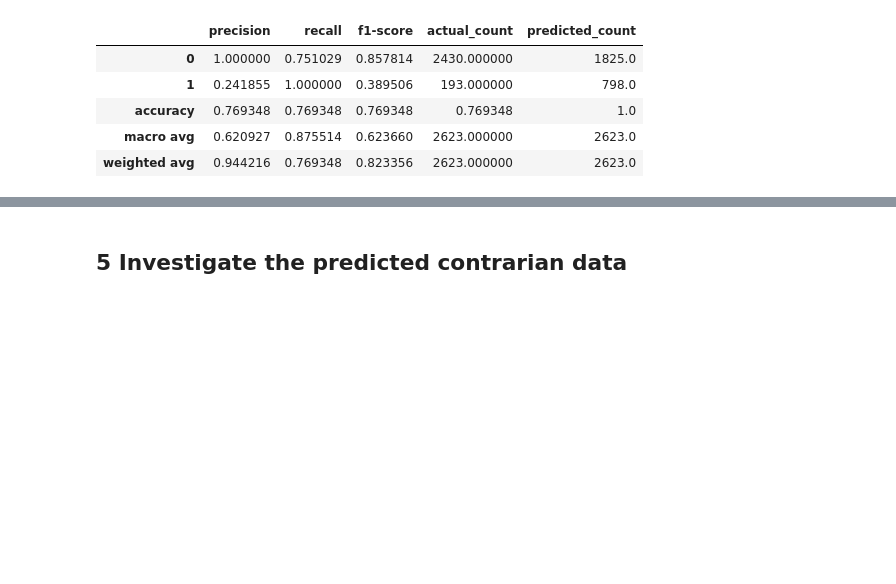
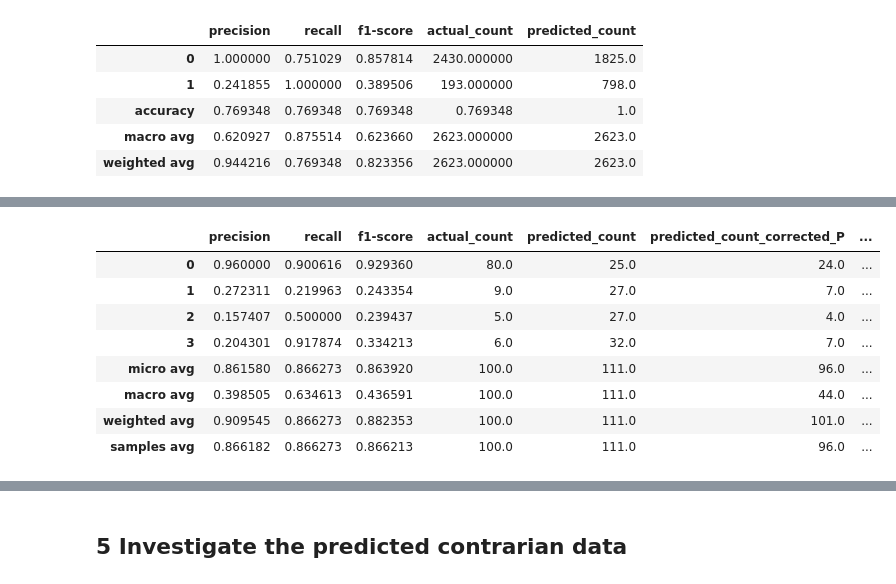
Before and after one commit to MirjamOdile/contrarian-discourses-against-cap-and-trade, a Jupyter notebook: Code/07 Inference exploration.ipynb, the cells around one changed output, grey strips where cells are left out. Saved outputs shown, nothing was run; the diff lists cells and outputs as text; code cells hidden in the pictures; blank space fills up the shorter version.

```diff
--- a/Code/07 Inference exploration.ipynb
+++ b/Code/07 Inference exploration.ipynb
@@ -645,0 +972,5 @@ cii_report_exploded_binary
+# %%
+# Explode the sample based on the weights (i.e. duplicate the respective rows to approximate the distribution in the original data)
+dems_sample_exploded = dems_sample.loc[dems_sample.index.repeat(dems_sample.weight)].reset_index(drop=True)
+dems_sample_exploded = dems_sample_exploded.merge(dems_labelled[["id", "labels"]], on="id", how="left")
+dems_sample_exploded.head()
@@ -645,0 +1042,29 @@ cii_report_exploded_binary
+# %%
+# Extract the classification report to a dataframe for the exploded sample MOC data and calculate the model bias corrected predicted counts
+dems_report_exploded = pd.DataFrame(classification_report(dems_sample_exploded.labels.values.tolist(),
+                                                dems_sample_exploded.predicted_labels_roberta.values.tolist(), output_dict=True)).transpose()
+# Add the predicted and actual counts
+dems_report_exploded["predicted_count"] = pd.DataFrame(classification_report(dems_sample.predicted_labels_roberta.values.tolist(), dems_sample.predicted_labels_roberta.values.tolist(), output_dict=True)).transpose()["support"]
+dems_report_exploded.rename(columns={"support": "actual_count"}, inplace=True)
+
+dems_report_exploded.actual_count = dems_report.actual_count
+dems_report_exploded
+
+
+# Correct the predicted count with precision
+dems_report_exploded["predicted_count_corrected_P"] = round(dems_report_exploded["predicted_count"] * dems_report_exploded["precision"])
+
+# Correct the predicted count with precision and recall
+dems_report_exploded["predicted_count_corrected_PR"] = round(dems_report_exploded["predicted_count"] * dems_report_exploded["precision"] / dems_report_exploded["recall"])
+
+dems_report_exploded
+# %% [output]
+|  | precision | recall | f1-score | actual_count | predicted_count | predicted_count_corrected_P | ... |
+| 0 | 0.960000 | 0.900616 | 0.929360 | 80.0 | 25.0 | 24.0 | ... |
+| 1 | 0.272311 | 0.219963 | 0.243354 | 9.0 | 27.0 | 7.0 | ... |
+| 2 | 0.157407 | 0.500000 | 0.239437 | 5.0 | 27.0 | 4.0 | ... |
+| 3 | 0.204301 | 0.917874 | 0.334213 | 6.0 | 32.0 | 7.0 | ... |
+| micro avg | 0.861580 | 0.866273 | 0.863920 | 100.0 | 111.0 | 96.0 | ... |
+| macro avg | 0.398505 | 0.634613 | 0.436591 | 100.0 | 111.0 | 44.0 | ... |
+| weighted avg | 0.909545 | 0.866273 | 0.882353 | 100.0 | 111.0 | 101.0 | ... |
+| samples avg | 0.866182 | 0.866273 | 0.866213 | 100.0 | 111.0 | 96.0 | ... |
```
Also changed, not shown: parts of 55 cells of this notebook, 3 other files.
